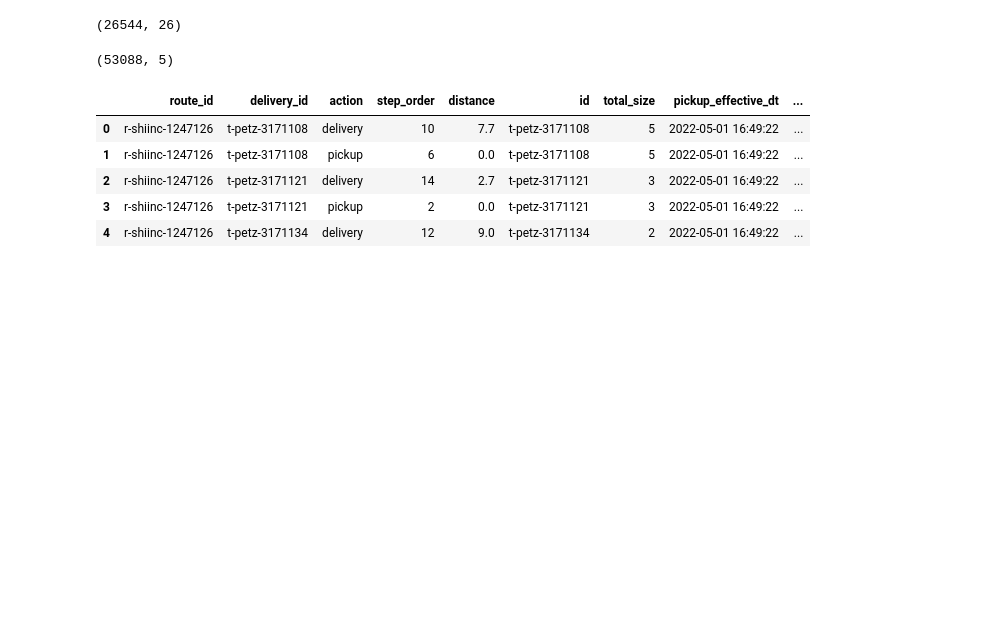
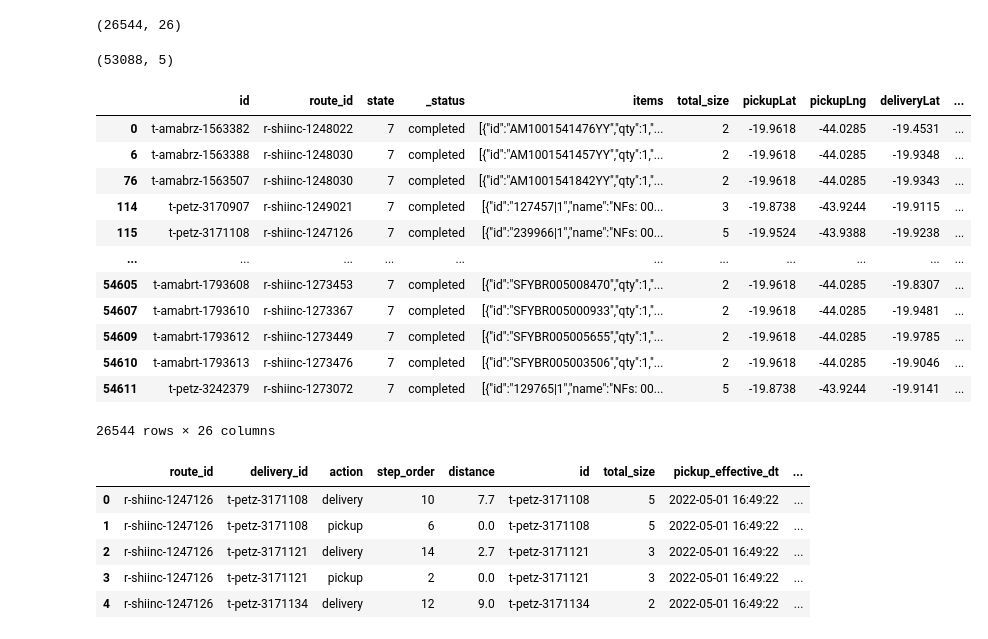
Before and after one commit to AlexVelezLl/ProyectoICD, a Jupyter notebook: 2P/notebooks/clean_dataset.ipynb, the cells around one changed output. Drawn from its saved outputs; the diff is of its cells as text; code cells hidden in the pictures; blank space fills up the shorter version.

```diff
--- a/2P/notebooks/clean_dataset.ipynb
+++ b/2P/notebooks/clean_dataset.ipynb
@@ -134,4 +134,20 @@ steps.shape
 # %%
 # Show all columns in pandas
 pd.set_option('display.max_columns', None)
+# %%
+deliveries
+# %% [output]
+|  | id | route_id | state | _status | items | total_size | pickupLat | pickupLng | deliveryLat | ... |
+| 0 | t-amabrz-1563382 | r-shiinc-1248022 | 7 | completed | [{"id":"AM1001541476YY","qty":1,"... | 2 | -19.9618 | -44.0285 | -19.4531 | ... |
+| 6 | t-amabrz-1563388 | r-shiinc-1248030 | 7 | completed | [{"id":"AM1001541457YY","qty":1,"... | 2 | -19.9618 | -44.0285 | -19.9348 | ... |
+| 76 | t-amabrz-1563507 | r-shiinc-1248030 | 7 | completed | [{"id":"AM1001541842YY","qty":1,"... | 2 | -19.9618 | -44.0285 | -19.9343 | ... |
+| 114 | t-petz-3170907 | r-shiinc-1249021 | 7 | completed | [{"id":"127457|1","name":"NFs: 00... | 3 | -19.8738 | -43.9244 | -19.9115 | ... |
+| 115 | t-petz-3171108 | r-shiinc-1247126 | 7 | completed | [{"id":"239966|1","name":"NFs: 00... | 5 | -19.9524 | -43.9388 | -19.9238 | ... |
+| ... | ... | ... | ... | ... | ... | ... | ... | ... | ... | ... |
+| 54605 | t-amabrt-1793608 | r-shiinc-1273453 | 7 | completed | [{"id":"SFYBR005008470","qty":1,"... | 2 | -19.9618 | -44.0285 | -19.8307 | ... |
+| 54607 | t-amabrt-1793610 | r-shiinc-1273367 | 7 | completed | [{"id":"SFYBR005000933","qty":1,"... | 2 | -19.9618 | -44.0285 | -19.9481 | ... |
+| 54609 | t-amabrt-1793612 | r-shiinc-1273449 | 7 | completed | [{"id":"SFYBR005005655","qty":1,"... | 2 | -19.9618 | -44.0285 | -19.9785 | ... |
+| 54610 | t-amabrt-1793613 | r-shiinc-1273476 | 7 | completed | [{"id":"SFYBR005003506","qty":1,"... | 2 | -19.9618 | -44.0285 | -19.9046 | ... |
+| 54611 | t-petz-3242379 | r-shiinc-1273072 | 7 | completed | [{"id":"129765|1","name":"NFs: 00... | 5 | -19.8738 | -43.9244 | -19.9141 | ... |
+26544 rows × 26 columns
 # %%
```
Also changed, not shown: parts of 13 cells of this notebook.
